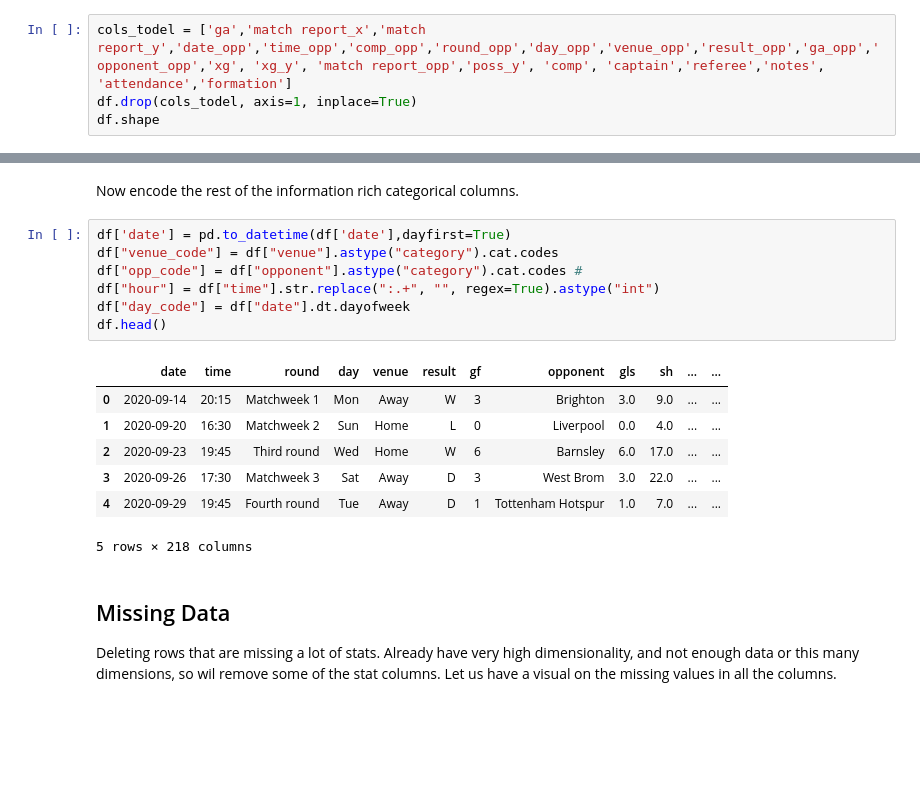
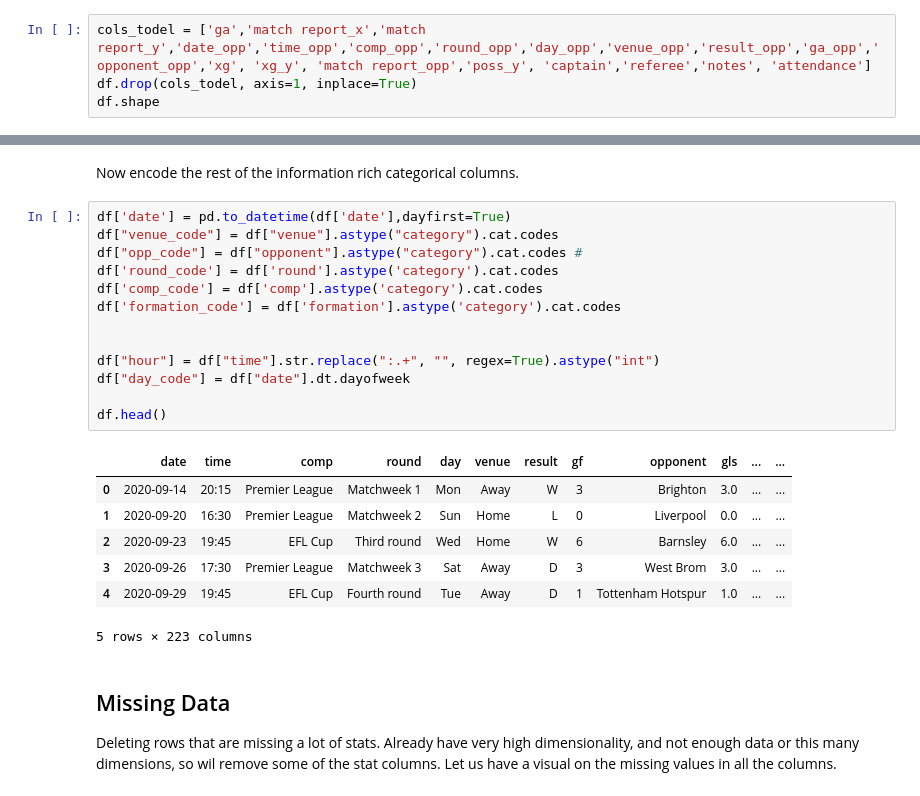
Before and after one commit to RaminVali/CL_WebScraping_ML_Prediction, a Jupyter notebook: Clean_Predict.ipynb, the cells around one changed output, grey strips where cells are left out. Saved outputs shown, nothing was run; the diff lists cells and outputs as text; blank space fills up the shorter version.

```diff
--- a/Clean_Predict.ipynb
+++ b/Clean_Predict.ipynb
@@ -19,7 +22,7 @@ df.reset_index(inplace=True, drop = True)
 - poss = possession, it has got x, y in the merging, will drop one and use the other.
 - Will remove ga and ga_opp as the columns are redundant.
 # %%
-cols_todel = ['ga','match report_x','match report_y','date_opp','time_opp','comp_opp','round_opp','day_opp','venue_opp','result_opp','ga_opp','opponent_opp','xg', 'xg_y', 'match report_opp','poss_y', 'comp', 'captain','referee','notes', 'attendance','formation']
+cols_todel = ['ga','match report_x','match report_y','date_opp','time_opp','comp_opp','round_opp','day_opp','venue_opp','result_opp','ga_opp','opponent_opp','xg', 'xg_y', 'match report_opp','poss_y', 'captain','referee','notes', 'attendance']
 df.drop(cols_todel, axis=1, inplace=True)
 df.shape
 # %% [output]
@@ -66,18 +86,24 @@ Now encode the rest of the information rich categorical columns.
 # %%
 df['date'] = pd.to_datetime(df['date'],dayfirst=True)
 df["venue_code"] = df["venue"].astype("category").cat.codes
 df["opp_code"] = df["opponent"].astype("category").cat.codes #
+df['round_code'] = df['round'].astype('category').cat.codes
+df['comp_code'] = df['comp'].astype('category').cat.codes
+df['formation_code'] = df['formation'].astype('category').cat.codes
+
+
 df["hour"] = df["time"].str.replace(":.+", "", regex=True).astype("int")
 df["day_code"] = df["date"].dt.dayofweek
+
 df.head()
 # %% [output]
-|  | date | time | round | day | venue | result | gf | opponent | gls | sh | ... | ... |
-| 0 | 2020-09-14 | 20:15 | Matchweek 1 | Mon | Away | W | 3 | Brighton | 3.0 | 9.0 | ... | ... |
-| 1 | 2020-09-20 | 16:30 | Matchweek 2 | Sun | Home | L | 0 | Liverpool | 0.0 | 4.0 | ... | ... |
-| 2 | 2020-09-23 | 19:45 | Third round | Wed | Home | W | 6 | Barnsley | 6.0 | 17.0 | ... | ... |
-| 3 | 2020-09-26 | 17:30 | Matchweek 3 | Sat | Away | D | 3 | West Brom | 3.0 | 22.0 | ... | ... |
-| 4 | 2020-09-29 | 19:45 | Fourth round | Tue | Away | D | 1 | Tottenham Hotspur | 1.0 | 7.0 | ... | ... |
+|  | date | time | comp | round | day | venue | result | gf | opponent | gls | ... | ... |
+| 0 | 2020-09-14 | 20:15 | Premier League | Matchweek 1 | Mon | Away | W | 3 | Brighton | 3.0 | ... | ... |
+| 1 | 2020-09-20 | 16:30 | Premier League | Matchweek 2 | Sun | Home | L | 0 | Liverpool | 0.0 | ... | ... |
+| 2 | 2020-09-23 | 19:45 | EFL Cup | Third round | Wed | Home | W | 6 | Barnsley | 6.0 | ... | ... |
+| 3 | 2020-09-26 | 17:30 | Premier League | Matchweek 3 | Sat | Away | D | 3 | West Brom | 3.0 | ... | ... |
+| 4 | 2020-09-29 | 19:45 | EFL Cup | Fourth round | Tue | Away | D | 1 | Tottenham Hotspur | 1.0 | ... | ... |
-5 rows × 218 columns
+5 rows × 223 columns
 # %% [markdown]
 ## Missing Data
 Deleting rows that are missing a lot of stats. Already have very high dimensionality, and not enough data or this many dimensions, so wil remove some of the stat columns. Let us have a visual on the missing values in all the columns.
```
Also changed, not shown: parts of 65 cells of this notebook, 5 other files.
